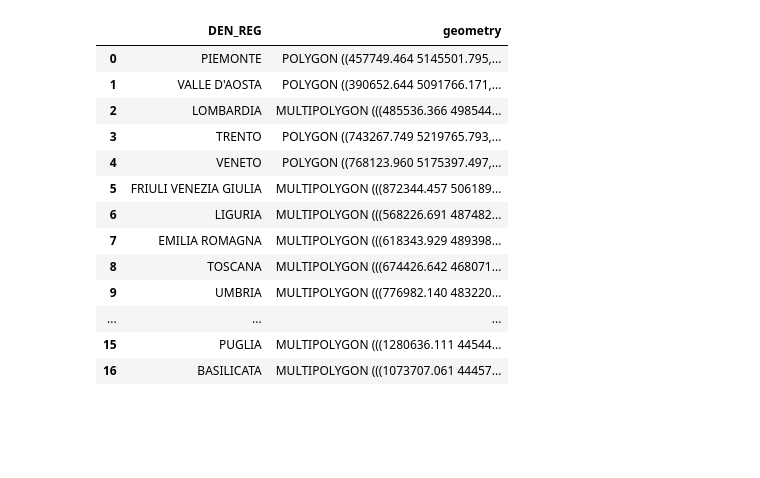
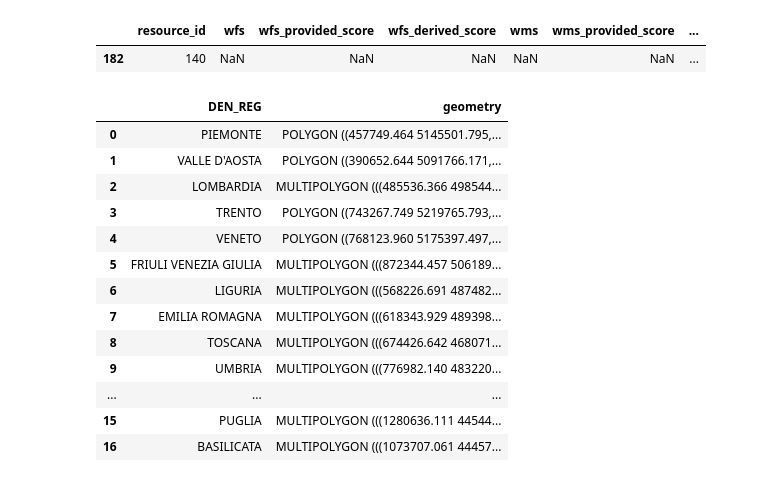
Before and after one commit to FBosso/LandCover_LandUse_Italy, a Jupyter notebook: CNITA.ipynb, the cells around one changed output. Drawn from its saved outputs; the diff is of its cells as text; code cells hidden in the pictures; blank space fills up the shorter version.

```diff
--- a/CNITA.ipynb
+++ b/CNITA.ipynb
@@ -55,3 +55,8 @@ result
+# %%
+result.loc[result.Coverage=="VALLE D'AOSTA"]
+# %% [output]
+|  | resource_id | wfs | wfs_provided_score | wfs_derived_score | wms | wms_provided_score | ... |
+| 182 | 140 | NaN | NaN | NaN | NaN | NaN | ... |
 # %%
 italy = gpd.read_file('italian_regions/Reg01012022_g_WGS84.shp')[['COD_REG','DEN_REG','geometry']]
 italy = italy.drop(['COD_REG'], axis=1)
```
Also changed, not shown: parts of 10 cells of this notebook, 2 other files.
